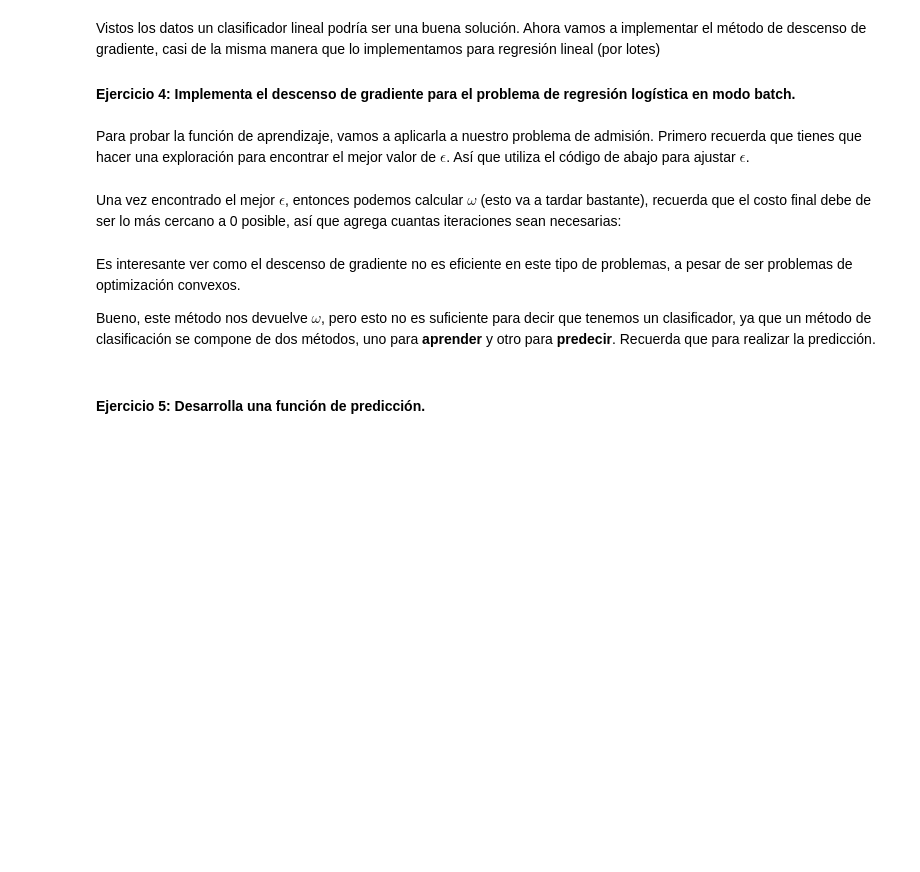
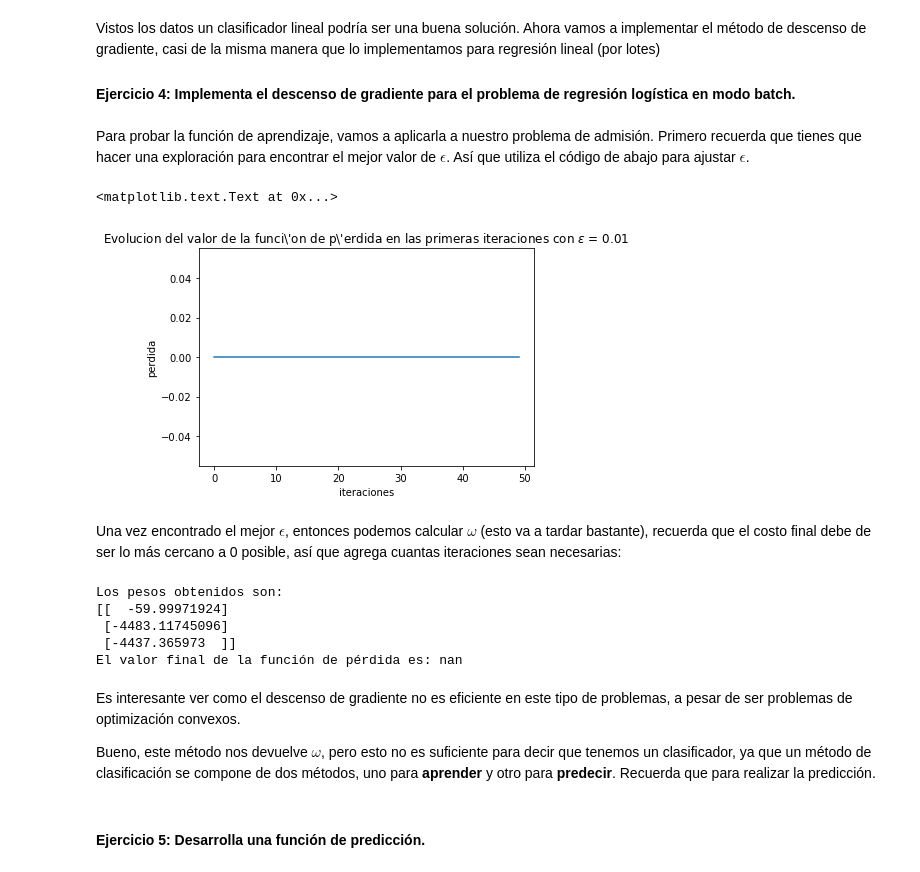
Before and after one commit to ErickLF/redes-neuronales, a Jupyter notebook: Tareas/neurona logistica.ipynb, the cells around one changed output. Saved outputs shown, nothing was run; the diff lists cells and outputs as text; code cells hidden in the pictures; blank space fills up the shorter version.

Commit message:
ajustes logistica y softmax

```diff
--- a/Tareas/neurona logistica.ipynb
+++ b/Tareas/neurona logistica.ipynb
@@ -135,9 +138,10 @@ def gradiente(w, x, y):
 
     #------------------------------------------------------------------------
     # Agregua aqui tu código
-
-
-
+    z=x.dot(w)
+    y_est=logistica(z)
+    #xj -> es x transpuesta y no se necesita la sumatoria pq es matricial?
+    return -(x.T.dot(y - y_est))/T
 
     #------------------------------------------------------------------------
 
@@ -189,7 +196,7 @@ Vistos los datos un clasificador lineal podría ser una buena solución. Ahora v
 
 #### Ejercicio 4: Implementa el descenso de gradiente para el problema de regresión logística en modo batch.
 # %%
-def descenso_rl_lotes(x, y, epsilon, tol=1e-4, max_iter=int(1e4), historial=False):
+def descenso_por_lotes(x, y, epsilon, tol=1e-4, max_iter=int(1e4), historial=False):
     """
     Descenso de gradiente por lotes para resolver el problema de regresión logística con un conjunto de aprendizaje
 
@@ -208,7 +215,7 @@ def descenso_rl_lotes(x, y, epsilon, tol=1e-4, max_iter=int(1e4), historial=Fals
     T, n = x.shape[0], x.shape[1] - 1
 
     w = np.zeros((n + 1, 1))
-    perdida_hist = np.zeros(max_iter) if costos else None
+    perdida_hist = np.zeros(max_iter) if historial else None
 
     for iter in range(max_iter):
         #--------------------------------------------------------------
@@ -216,33 +223,36 @@ def descenso_rl_lotes(x, y, epsilon, tol=1e-4, max_iter=int(1e4), historial=Fals
         #
         # Recuerda utilizar las funciones que ya has desarrollado
 
-
-
-
-
-
-
-
+        w += (epsilon/T)*(gradiente(w,x,y))
         #--------------------------------------------------------------
 
-    return w, costo_hist
+    return w, perdida_hist
 # %% [markdown]
 Para probar la función de aprendizaje, vamos a aplicarla a nuestro problema de admisión. Primero recuerda que tienes que hacer una exploración para encontrar el mejor valor de $\epsilon$. Así que utiliza el código de abajo para ajustar $\epsilon$.
 # %%
-epsilon = 1e-4
+epsilon = 1e-2
 mi = 50
-_, perdida_hist = descenso_rl_lotes(x, y, epsilon, tol=1e-4, max_iter=mi, historial=True)
+w, perdida_hist = descenso_por_lotes(x, y, epsilon, tol=1e-4, max_iter=mi, historial=True)
 
 plt.plot(np.arange(mi), perdida_hist)
 plt.title(r'Evolucion del valor de la funci\'on de p\'erdida en las primeras iteraciones con $\epsilon$ = ' + str(epsilon))
 plt.xlabel('iteraciones')
 plt.ylabel('perdida')
+# %% [output]
+<matplotlib.text.Text at 0x...>
+[figure, added]
 # %% [markdown]
 Una vez encontrado el mejor $\epsilon$, entonces podemos calcular $\omega$ (esto va a tardar bastante), recuerda que el costo final debe de ser lo más cercano a 0 posible, así que agrega cuantas iteraciones sean necesarias:
 # %%
-w_lotes, _ = descenso_rl_lotes(x, y, epsilon, max_iter = int(1e6))
+w_lotes, _ = descenso_por_lotes(x, y, epsilon, max_iter = int(1e6))
 print("Los pesos obtenidos son: \n{}".format(w_lotes))
 print("El valor final de la función de pérdida es: {}".format(perdida(w_lotes, x, y)))
+# %% [output]
+Los pesos obtenidos son:
+[[  -59.99971924]
+ [-4483.11745096]
+ [-4437.365973  ]]
+El valor final de la función de pérdida es: nan
 # %% [markdown]
 Es interesante ver como el descenso de gradiente no es eficiente en este tipo de problemas, a pesar de ser problemas de optimización convexos.
 
```
Also changed, not shown: parts of 2 cells of this notebook.
